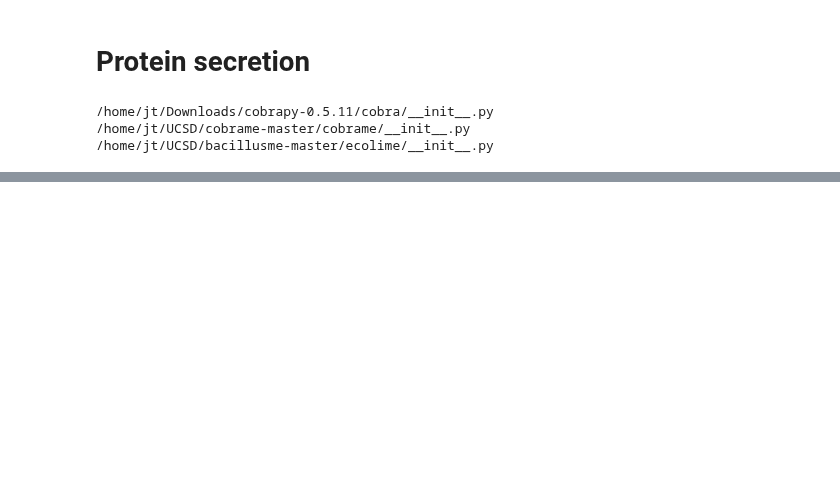
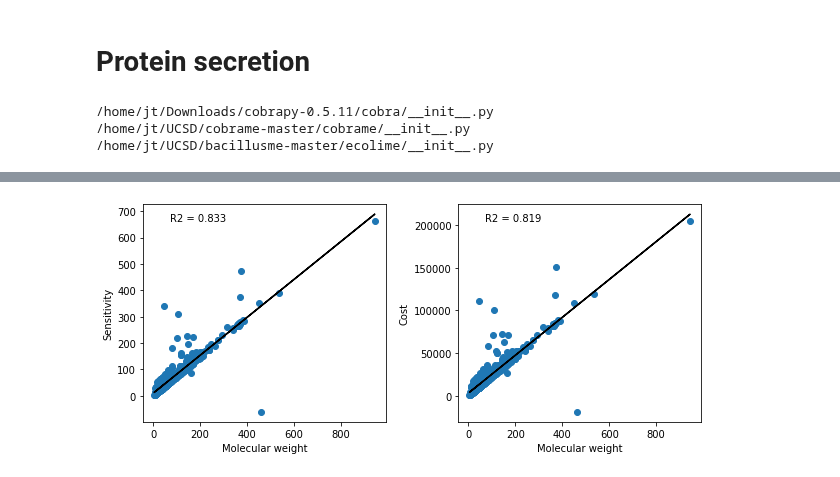
Before and after one commit to jdtibochab/bacillusme, a Jupyter notebook: ecolime/analysis/protein_secretion.ipynb, the cells around one changed output, grey strips where cells are left out. Drawn from its saved outputs; the diff is of its cells as text; code cells hidden in the pictures; blank space fills up the shorter version.

```diff
--- a/ecolime/analysis/protein_secretion.ipynb
+++ b/ecolime/analysis/protein_secretion.ipynb
@@ -146,0 +133,19 @@ Text(0, 0.5, 'Sensitivity')
+# %%
+plt.figure(figsize=(10,4))
+plt.subplot(1,2,1)
+plt.scatter(MW,S)
+plt.plot(MW,S_reg,'k')
+plt.text(np.mean(MW),np.max(S),'R2 = '+str(S_model.score(MW,S).round(3)))
+plt.xlabel('Molecular weight')
+plt.ylabel('Sensitivity')
+
+plt.subplot(1,2,2)
+plt.scatter(MW,C)
+plt.plot(MW,C_reg,'k')
+plt.text(np.mean(MW),np.max(C),'R2 = '+str(C_model.score(MW,C).round(3)))
+plt.xlabel('Molecular weight')
+plt.ylabel('Cost')
+
+plt.subplots_adjust(wspace=0.3)
+# %% [output]
+[figure, added]
```
Also changed, not shown: parts of 23 cells of this notebook, 40 other files.
